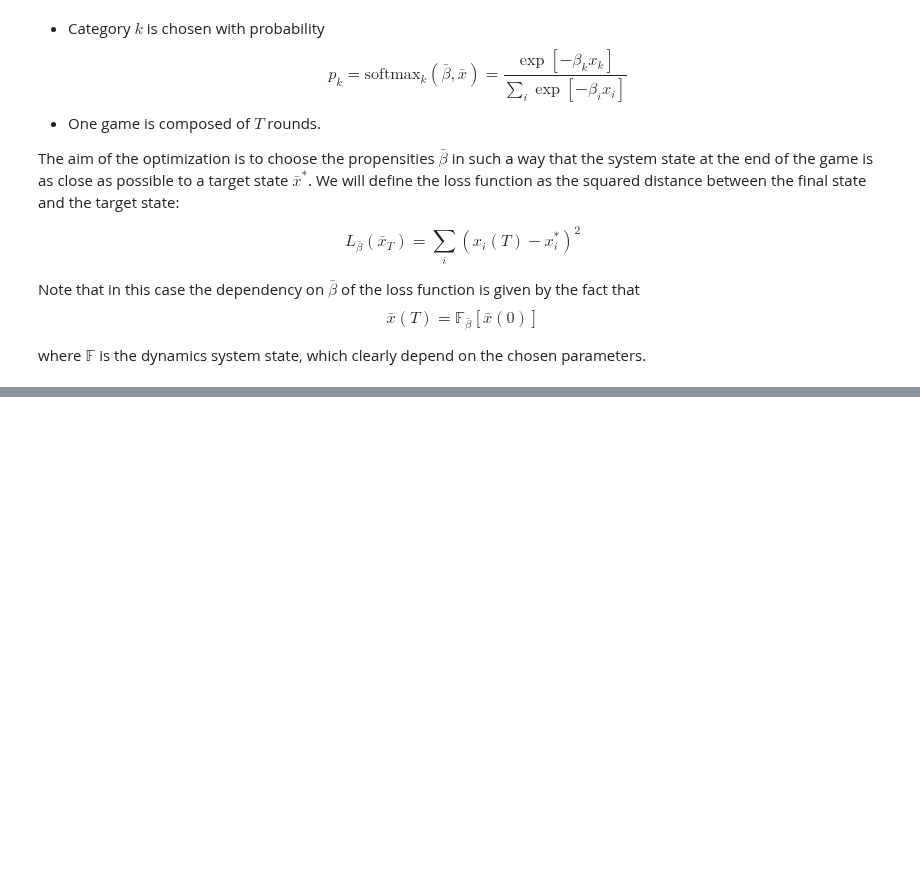
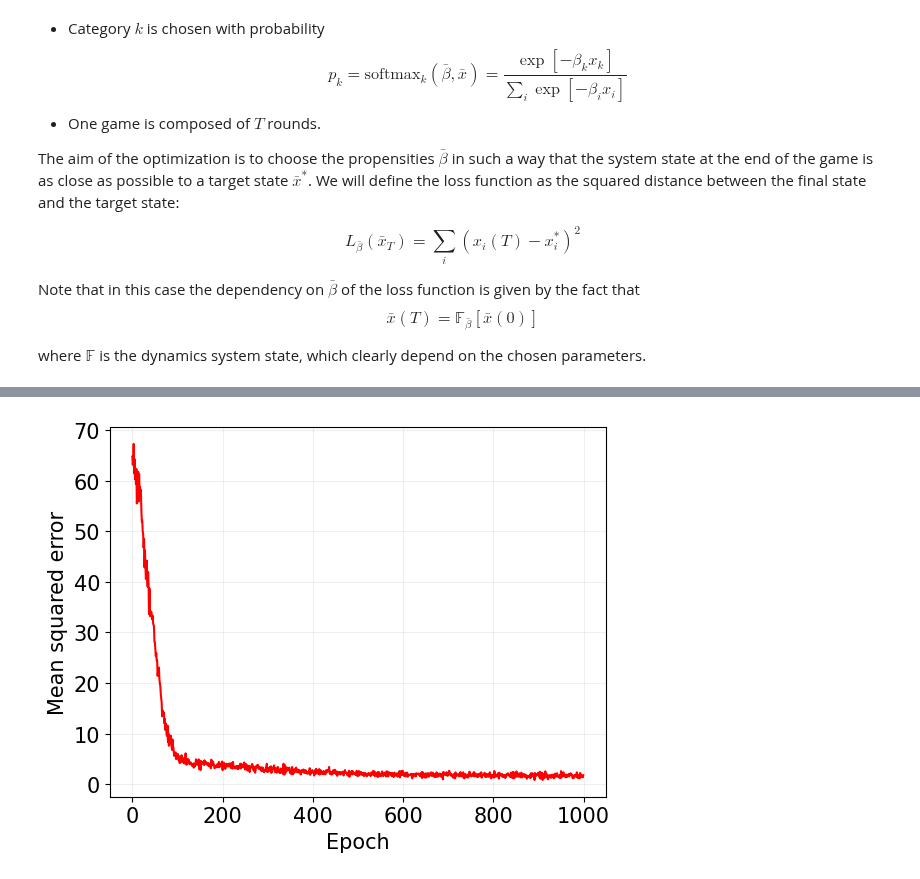
Before and after one commit to fmottes/jax-morph, a Jupyter notebook: tutorials/intro_to_optimization/02 - Optimization of stochastic simulations.ipynb, the cells around one changed output, grey strips where cells are left out. Cells and saved outputs as stored; diff of their text form; code cells hidden in the pictures; blank space fills up the shorter version.

```diff
--- a/tutorials/intro_to_optimization/02 - Optimization of stochastic simulations.ipynb
+++ b/tutorials/intro_to_optimization/02 - Optimization of stochastic simulations.ipynb
@@ -369,0 +644,13 @@ Target final state:     [ 6  2 12]
+# %%
+plt.plot(np.arange(EPOCHS), losses, 'r')
+
+plt.xlabel('Epoch')
+plt.ylabel('Mean squared error')
+
+# plt.yscale('log')
+
+plt.grid(alpha=.2)
+
+plt.show()
+# %% [output]
+[figure, added]
```
Also changed, not shown: parts of 29 cells of this notebook.
